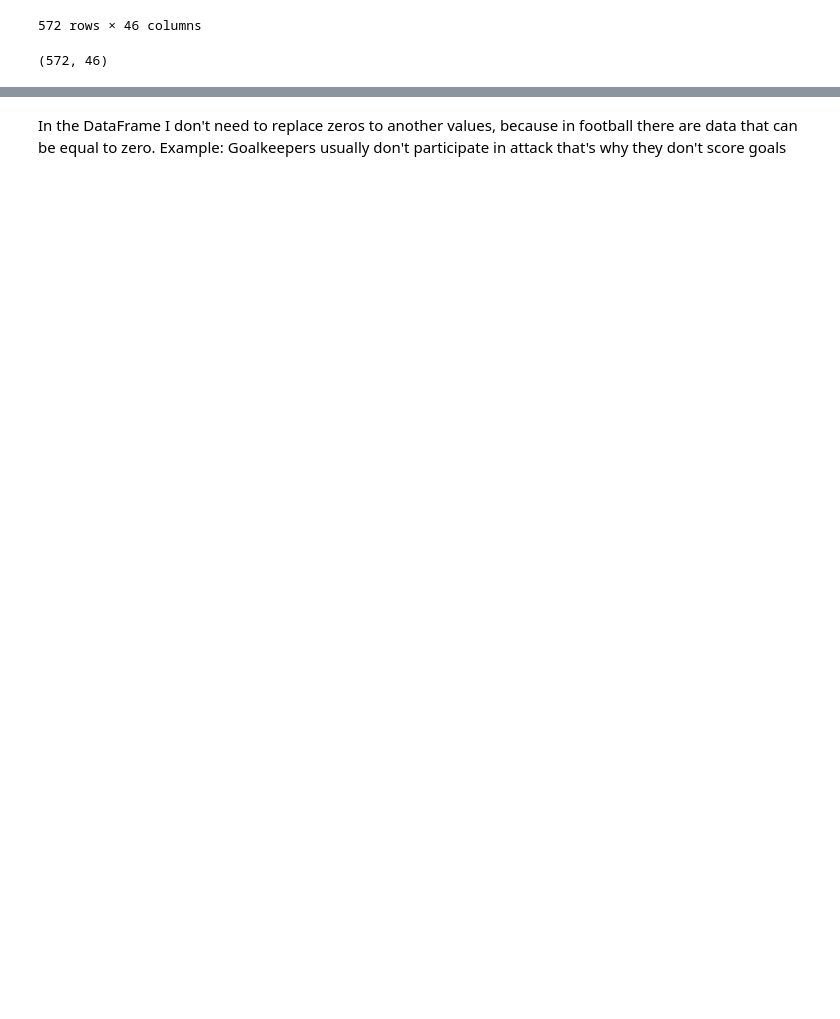
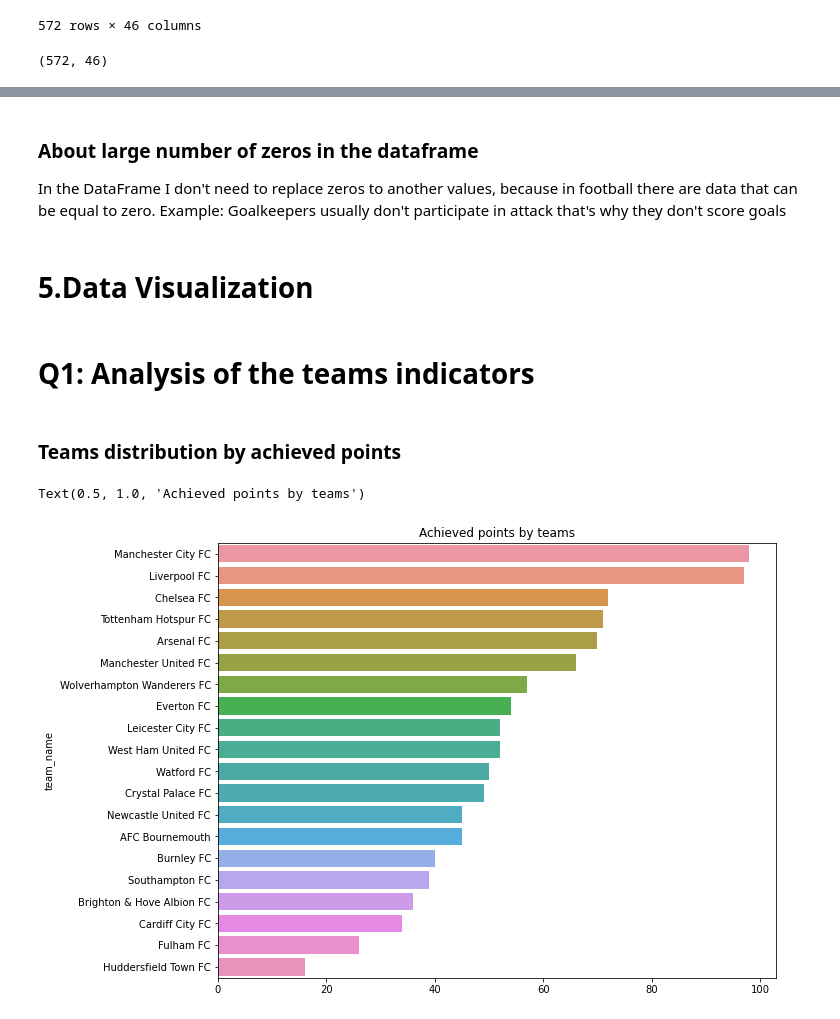
Before and after one commit to Renat2001/EPLAnalysis, a Jupyter notebook: Analysis of EPL 2018-2019 season.ipynb, the cells around one changed output, grey strips where cells are left out. Drawn from its saved outputs; the diff is of its cells as text; code cells hidden in the pictures; blank space fills up the shorter version.

```diff
--- a/Analysis of EPL 2018-2019 season.ipynb
+++ b/Analysis of EPL 2018-2019 season.ipynb
@@ -113,6 +114,8 @@ csv_file.read()
 # %%
 # use pandas in order to show file as a dataframe
 players = pd.read_csv('players.csv')
+teams = pd.read_csv('teams.csv')
+
 players
 # %% [output]
 |  | full_name | age | birthday | league | season | position | Current Club | minutes_played_overall | ... |
@@ -220,2 +286,6 @@ players1
 # %% [markdown]
+<h3>About large number of zeros in the dataframe</h3>
+
 In the DataFrame I don't need to replace zeros to another values, because in football there are data that can be equal to zero. Example: Goalkeepers usually don't participate in attack that's why they don't score goals
+# %% [markdown]
+# 5.Data Visualization
@@ -221,0 +296,10 @@ In the DataFrame I don't need to replace zeros to another values, because in foo
+# %% [markdown]
+# Q1: Analysis of the teams indicators
+# %% [markdown]
+<h3>Teams distribution by achieved points</h3>
+# %%
+plt.figure(figsize=(10, 8))
+sns.barplot(y = teams.sort_values(by = ['league_position'])['team_name'], x = teams['wins']*3 + teams['draws']).set_title("Achieved points by teams")
+# %% [output]
+Text(0.5, 1.0, 'Achieved points by teams')
+[figure, added]
```
Also changed, not shown: parts of 32 cells of this notebook, 5 other files.
